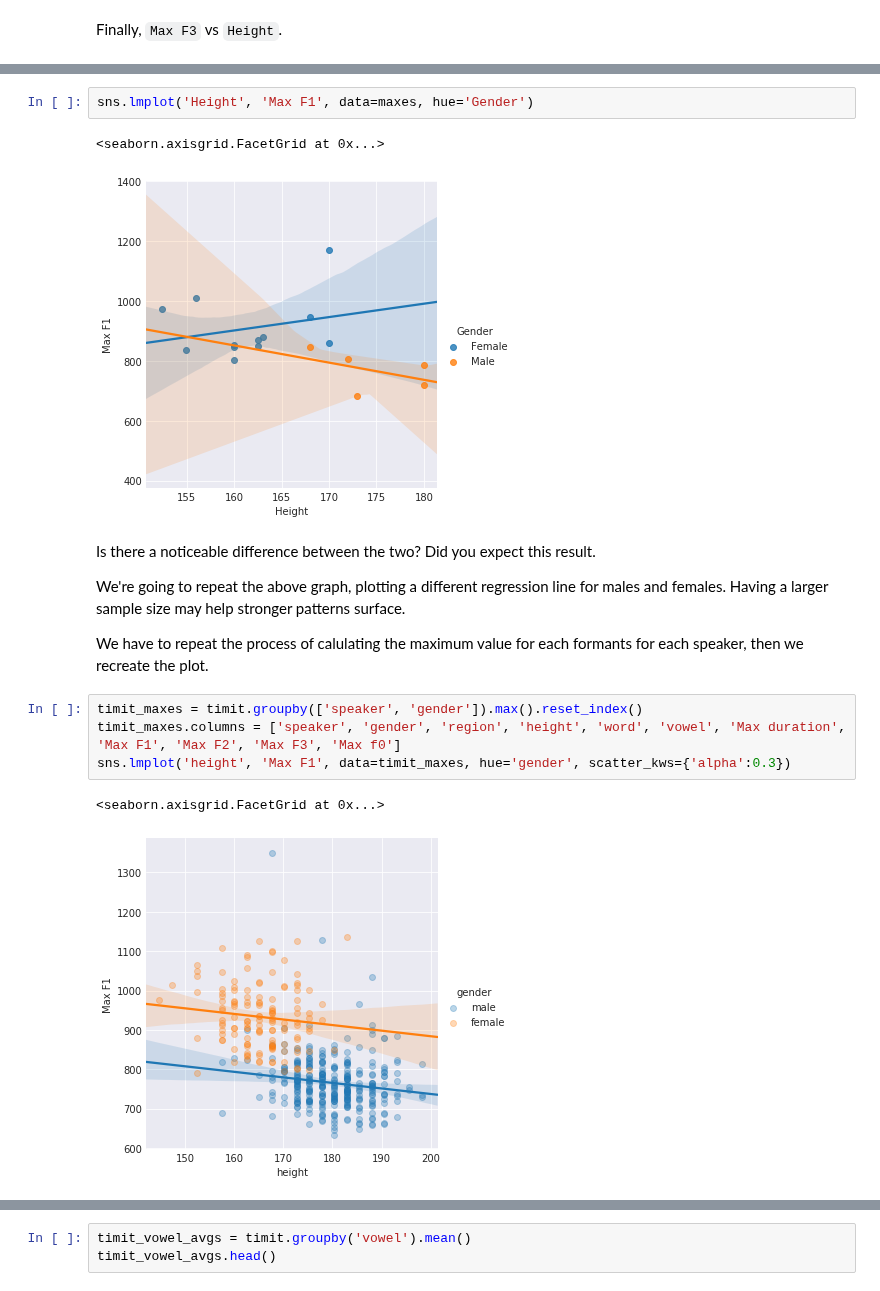
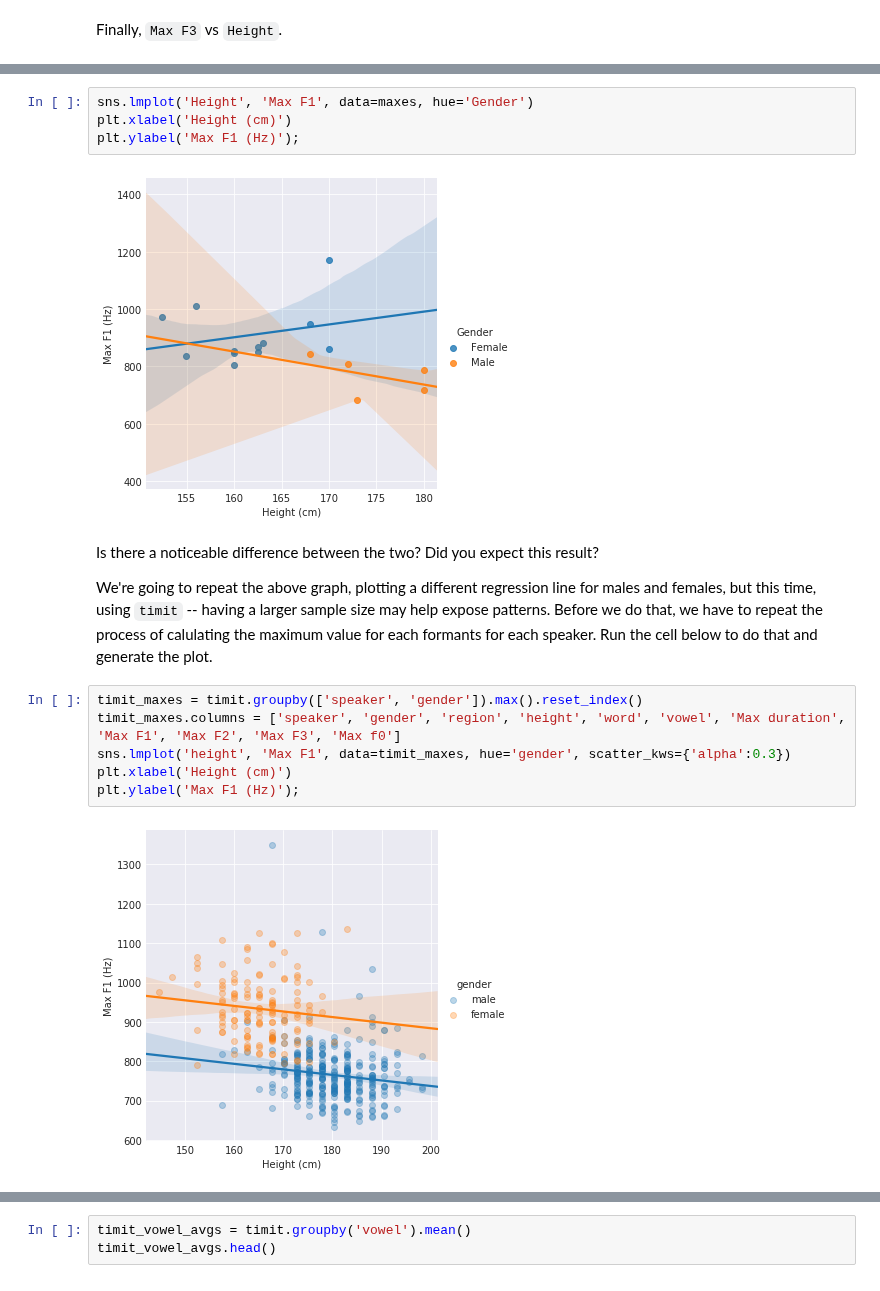
Before and after one commit to ds-modules/LINGUIS-110, a Jupyter notebook: UpdatedFormants/Assignment.ipynb, the cells around one changed output, grey strips where cells are left out. Saved outputs shown, nothing was run; the diff lists cells and outputs as text.

Commit message:
finished draft of formants, going to merge

```diff
--- a/UpdatedFormants/Assignment.ipynb
+++ b/UpdatedFormants/Assignment.ipynb
@@ -297,19 +312,19 @@ we're going to use just F1.
 # %%
 sns.lmplot('Height', 'Max F1', data=maxes, hue='Gender')
+plt.xlabel('Height (cm)')
+plt.ylabel('Max F1 (Hz)');
 # %% [output]
-<seaborn.axisgrid.FacetGrid at 0x...>
-[figure, old version]
+[figure, new version]
 # %% [markdown]
-Is there a noticeable difference between the two? Did you expect this result.
+Is there a noticeable difference between the two? Did you expect this result?
 
-We're going to repeat the above graph, plotting a different regression line for males and females. Having a larger sample size may help stronger patterns surface.
-
-We have to repeat the process of calulating the maximum value for each formants for each speaker, then we recreate the plot.
+We're going to repeat the above graph, plotting a different regression line for males and females, but this time, using `timit` -- having a larger sample size may help expose patterns. Before we do that, we have to repeat the process of calulating the maximum value for each formants for each speaker. Run the cell below to do that and generate the plot.
 # %%
 timit_maxes = timit.groupby(['speaker', 'gender']).max().reset_index()
 timit_maxes.columns = ['speaker', 'gender', 'region', 'height', 'word', 'vowel', 'Max duration', 'Max F1', 'Max F2', 'Max F3', 'Max f0']
 sns.lmplot('height', 'Max F1', data=timit_maxes, hue='gender', scatter_kws={'alpha':0.3})
+plt.xlabel('Height (cm)')
+plt.ylabel('Max F1 (Hz)');
 # %% [output]
-<seaborn.axisgrid.FacetGrid at 0x...>
-[figure, old version]
+[figure, new version]
 # %% [markdown]
```
Also changed, not shown: parts of 77 cells of this notebook.
